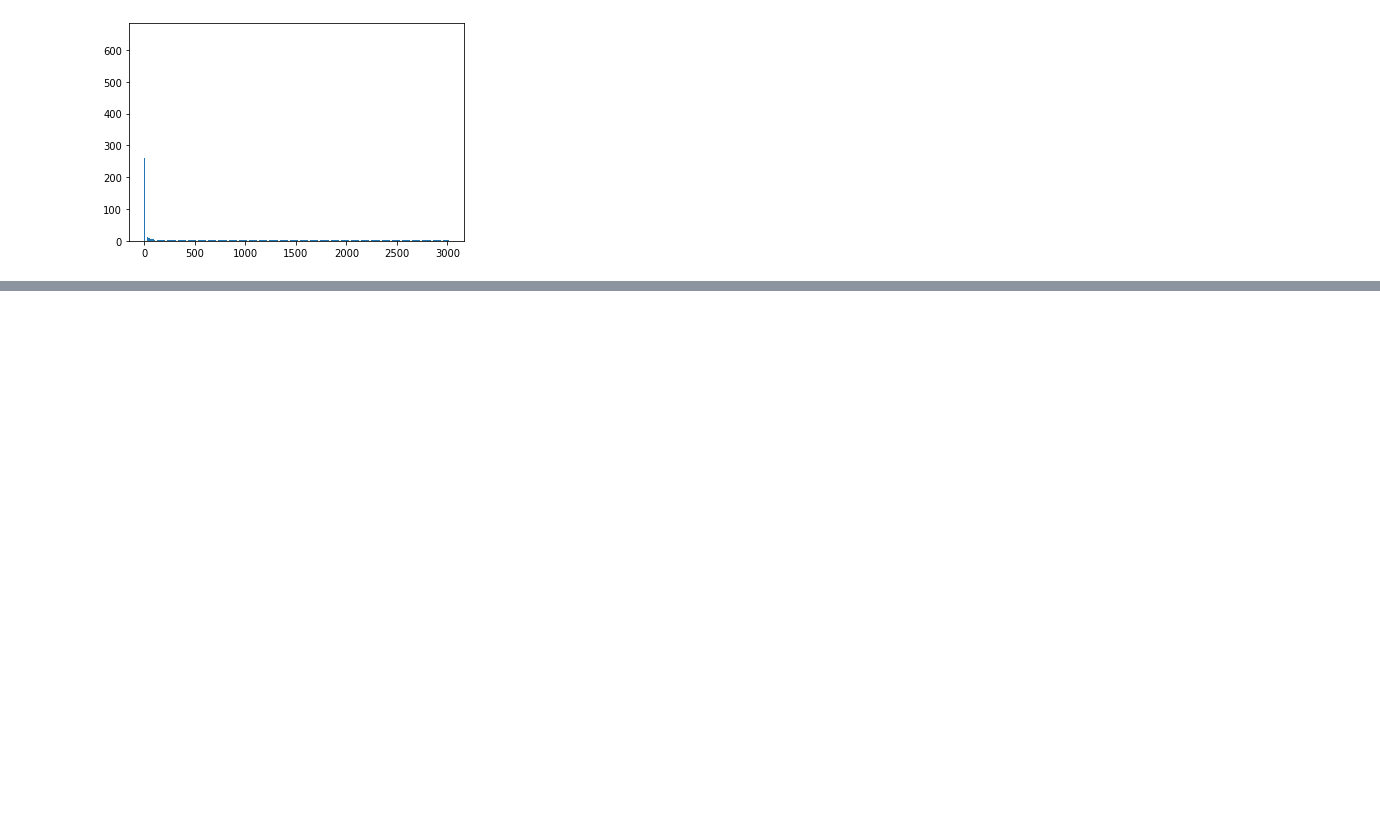
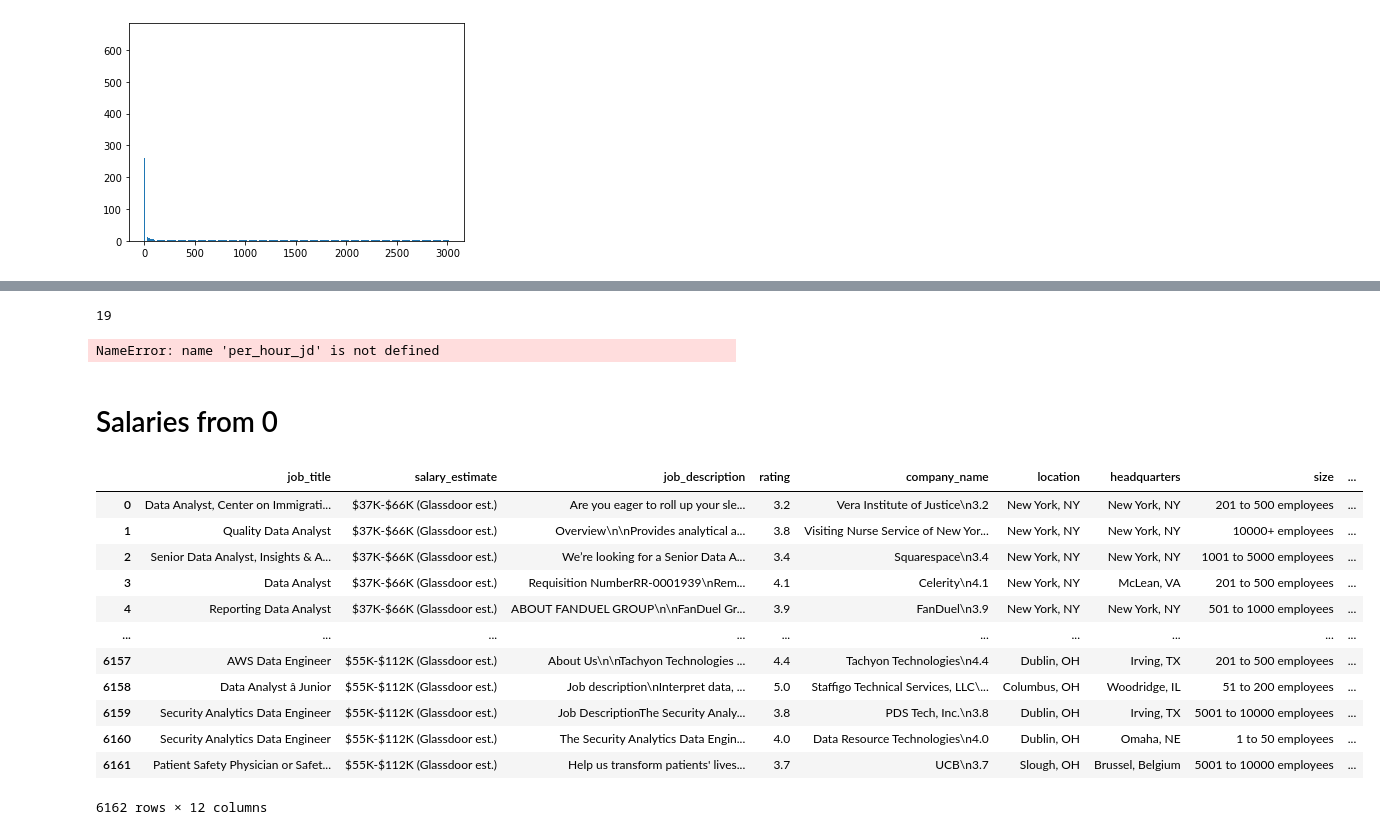
Before and after one commit to honnsey/data_scientist_skills, a Jupyter notebook: notebooks/Joe's.ipynb, the cells around one changed output, grey strips where cells are left out. Cells and saved outputs as stored; diff of their text form; code cells hidden in the pictures; blank space fills up the shorter version.

```diff
--- a/notebooks/Joe's.ipynb
+++ b/notebooks/Joe's.ipynb
@@ -332,0 +396,4 @@ IndexError: list index out of range
+# %%
+len(temp_df.company_name.unique())
+# %% [output]
+19
@@ -332,0 +402,34 @@ IndexError: list index out of range
+# %%
+print(per_hour_jd[6])
+# %% [output]
+NameError: name 'per_hour_jd' is not defined
+# %% [markdown]
+# Salaries from 0
+# %%
+def get_data():
+    #Get data
+    df1 = pd.read_csv("../raw_data/DataAnalyst.csv")
+    df2 = pd.read_csv("../raw_data/DataScientist.csv")
+    #Concat to full dataframe
+    df = pd.concat([df1, df2], ignore_index=True, axis=0)
+    #Drop columns and reformat names
+    df.drop(columns=['Unnamed: 0', 'index', 'Revenue', 'Competitors', 'Easy Apply'], inplace=True)
+    df.columns = [column.replace(' ', '_').lower() for column in df.columns]
+    return df
+# %%
+df = get_data()
+df
+# %% [output]
+|  | job_title | salary_estimate | job_description | rating | company_name | location | headquarters | size | ... |
+| 0 | Data Analyst, Center on Immigrati... | $37K-$66K (Glassdoor est.) | Are you eager to roll up your sle... | 3.2 | Vera Institute of Justice\n3.2 | New York, NY | New York, NY | 201 to 500 employees | ... |
+| 1 | Quality Data Analyst | $37K-$66K (Glassdoor est.) | Overview\n\nProvides analytical a... | 3.8 | Visiting Nurse Service of New Yor... | New York, NY | New York, NY | 10000+ employees | ... |
+| 2 | Senior Data Analyst, Insights & A... | $37K-$66K (Glassdoor est.) | We’re looking for a Senior Data A... | 3.4 | Squarespace\n3.4 | New York, NY | New York, NY | 1001 to 5000 employees | ... |
+| 3 | Data Analyst | $37K-$66K (Glassdoor est.) | Requisition NumberRR-0001939\nRem... | 4.1 | Celerity\n4.1 | New York, NY | McLean, VA | 201 to 500 employees | ... |
+| 4 | Reporting Data Analyst | $37K-$66K (Glassdoor est.) | ABOUT FANDUEL GROUP\n\nFanDuel Gr... | 3.9 | FanDuel\n3.9 | New York, NY | New York, NY | 501 to 1000 employees | ... |
+| ... | ... | ... | ... | ... | ... | ... | ... | ... | ... |
+| 6157 | AWS Data Engineer | $55K-$112K (Glassdoor est.) | About Us\n\nTachyon Technologies ... | 4.4 | Tachyon Technologies\n4.4 | Dublin, OH | Irving, TX | 201 to 500 employees | ... |
+| 6158 | Data Analyst â Junior | $55K-$112K (Glassdoor est.) | Job description\nInterpret data, ... | 5.0 | Staffigo Technical Services, LLC\... | Columbus, OH | Woodridge, IL | 51 to 200 employees | ... |
+| 6159 | Security Analytics Data Engineer | $55K-$112K (Glassdoor est.) | Job DescriptionThe Security Analy... | 3.8 | PDS Tech, Inc.\n3.8 | Dublin, OH | Irving, TX | 5001 to 10000 employees | ... |
+| 6160 | Security Analytics Data Engineer | $55K-$112K (Glassdoor est.) | The Security Analytics Data Engin... | 4.0 | Data Resource Technologies\n4.0 | Dublin, OH | Omaha, NE | 1 to 50 employees | ... |
+| 6161 | Patient Safety Physician or Safet... | $55K-$112K (Glassdoor est.) | Help us transform patients' lives... | 3.7 | UCB\n3.7 | Slough, OH | Brussel, Belgium | 5001 to 10000 employees | ... |
+6162 rows × 12 columns
```
Also changed, not shown: parts of 51 cells of this notebook, 1 other file.
